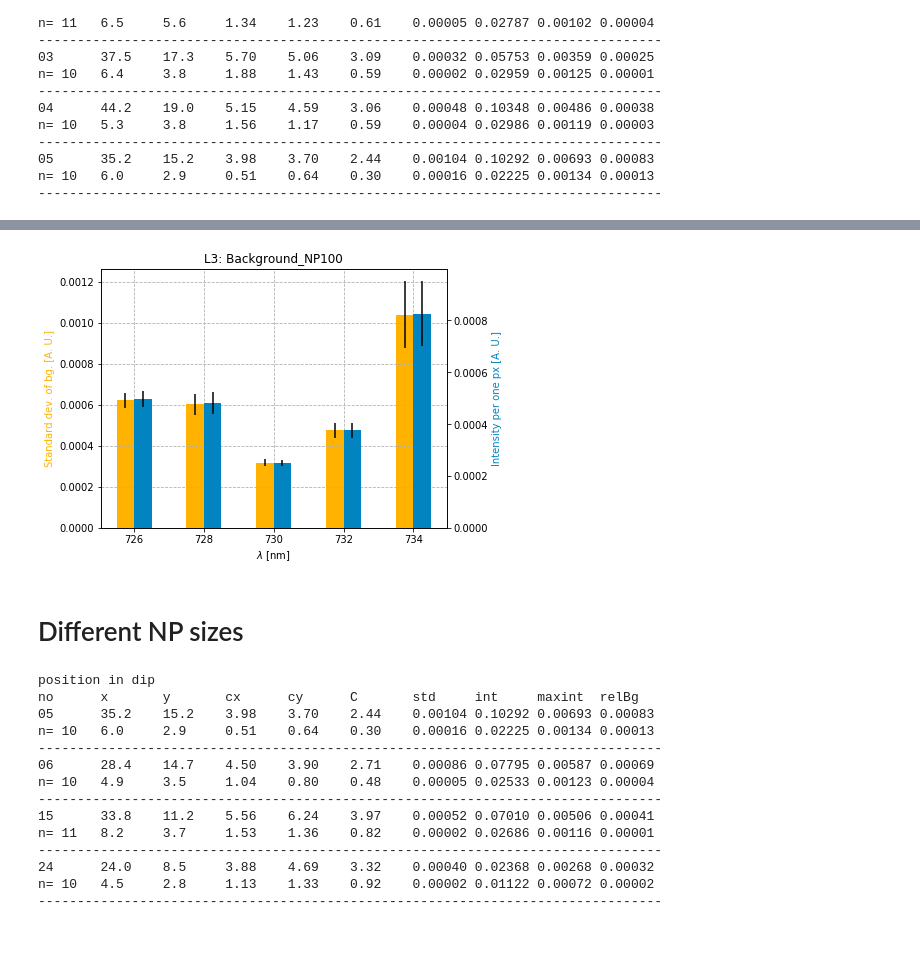
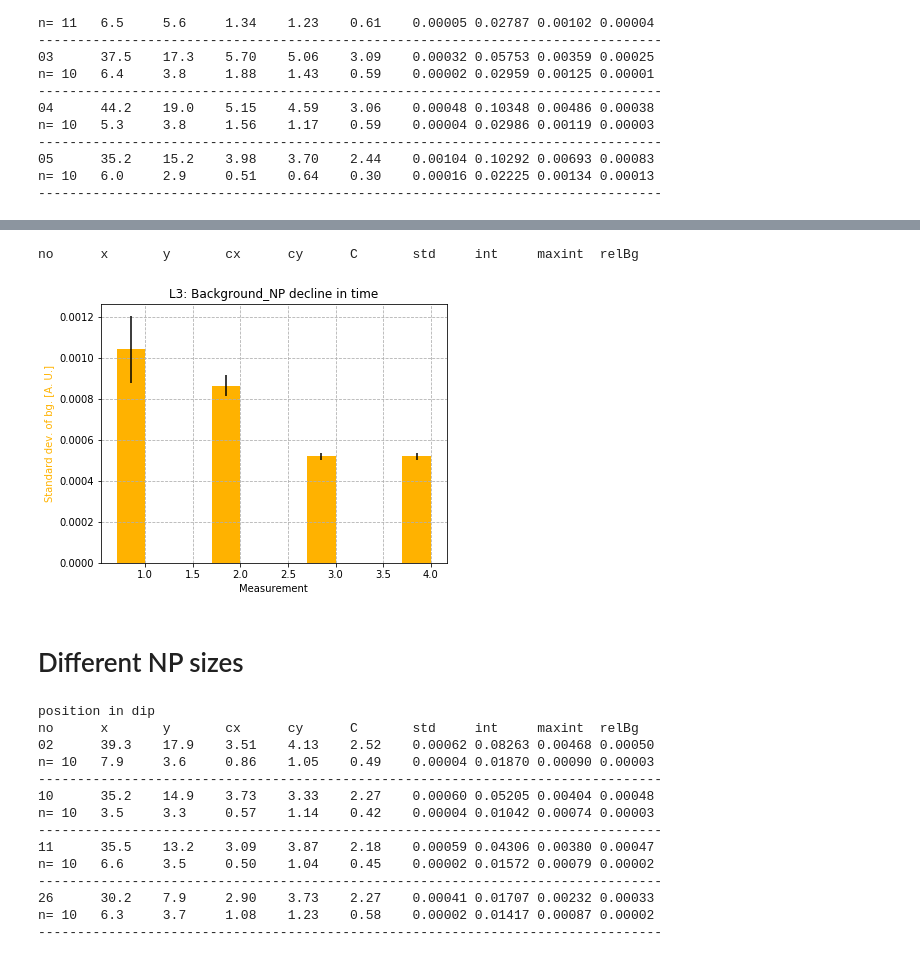
Before and after one commit to Yennda/spr_microscopy, a Jupyter notebook: jup_np_L3.ipynb, the cells around one changed output, grey strips where cells are left out. Drawn from its saved outputs; the diff is of its cells as text; code cells hidden in the pictures.

```diff
--- a/jup_np_L3.ipynb
+++ b/jup_np_L3.ipynb
@@ -131,44 +225,75 @@ fig.savefig(folder+'plots/'+title.lower()+'_'+name+'.png' , dpi=300,  bbox_inche
+# %%
+np=' decline in time'
+nm=[5, 6, 15, 15] #jeste 30
+# np=80
+# nm=[10, 9, 8, 7, 6]
+# np=60
+# nm=[11, 12, 13, 14, 15]
+# np=40
+# nm=[26, 25, 22, 23, 24]
+
+
+files=[folder+'norm_{:02.0f}_1'.format(f) for f in nm]
+# files+=[folder+'meas_diff_02_1',
+#         folder+'meas_diff_03_1',]
+
+data=[]
+data_std=[]
+
+
+print('no\tx\ty\tcx\tcy\tC\tstd\tint\tmaxint\trelBg')
+for file in files:
+    info=na.readinfo(file)
+    info_stat=na.statistics(info)
+    data.append(info_stat[0])
+    data_std.append(info_stat[1])
+
+#     print('{}\t{:.01f}\t{:.01f}\t{:.02f}\t{:.02f}\t{:.02f}\t{:.05f}\t{:.05f}\t{:.05f}\t{:.05f}'.format(file[-4:-2], *info_stat[0]))
+#     print('n= {}\t{:.01f}\t{:.01f}\t{:.02f}\t{:.02f}\t{:.02f}\t{:.05f}\t{:.05f}\t{:.05f}\t{:.05f}'.format(info_stat[2], *info_stat[1]))
+#     print(80*'-')
+# %% [output]
+no      x       y       cx      cy      C       std     int     maxint  relBg
 # %%
-wls=[726, 728, 730, 732, 734]
+ts=[1, 2, 3, 4]
 data1=[d[5] for d in data]
 data1_std=[d[5] for d in data_std]
 data2=[d[8] for d in data]
 data2_std=[d[8] for d in data_std]
 area=[d[0]*d[1] for d in data]
 
-w=0.5
+w=0.3
 
 fig = plt.figure()
 axes = fig.add_axes([0.1, 0.1, 0.8, 0.9])
 axes.grid(linestyle='--')
 
 title='Background_NP'+str(np)
 axes.set_title(name+': '+title)
-axes.set_xlabel('$\lambda$ [nm]')
+axes.set_xlabel('Measurement')
 axes.set_ylabel('Standard dev. of bg. [A. U.]', color=yellow)
 
-axesI = axes.twinx()
-axesI.set_ylabel('Intensity per one px [A. U.]', color=blue)
+# axesI = axes.twinx()
+# axesI.set_ylabel('Intensity per one px [A. U.]', color=blue)
 
-axes.bar([s-w/2 for s in wls], data1, w, yerr=data1_std, color=yellow, label='x')
+axes.bar([s-w/2 for s in ts], data1, w, yerr=data1_std, color=yellow, label='x')
 
-axesI.bar([s+w/2 for s in wls], data2, w, yerr=data2_std, color=blue,label='y')
+# axesI.bar([s+w/2 for s in ts], data2, w, yerr=data2_std, color=blue,label='y')
 fig.savefig(folder+'plots/'+title.lower()+'_'+name+'.png' , dpi=300,  bbox_inches='tight')
 # %% [output]
-[figure, old version]
+[figure, new version]
 # %% [markdown]
 # Different NP sizes
 # %%
-wl=734
-nm=[5, 6, 15, 24]
+# wl=734
+# nm=[5, 6, 15, 24]
 # wl=732
 # nm=[4, 7, 14, 23]
 # wl=730
 # nm=[3, 8, 13, 22]
 # wl=728
 # nm=[1, 9, 12, 25]
-# wl=726
-# nm=[2, 10, 11, 26]
+wl=726
+nm=[2, 10, 11, 26]
 
 
 files=[folder+'norm_{:02.0f}_1'.format(f) for f in nm]
@@ -192,17 +317,17 @@ for file in files:
 # %% [output]
 position in dip
 no      x       y       cx      cy      C       std     int     maxint  relBg
-05      35.2    15.2    3.98    3.70    2.44    0.00104 0.10292 0.00693 0.00083
-n= 10   6.0     2.9     0.51    0.64    0.30    0.00016 0.02225 0.00134 0.00013
+02      39.3    17.9    3.51    4.13    2.52    0.00062 0.08263 0.00468 0.00050
+n= 10   7.9     3.6     0.86    1.05    0.49    0.00004 0.01870 0.00090 0.00003
 --------------------------------------------------------------------------------
-06      28.4    14.7    4.50    3.90    2.71    0.00086 0.07795 0.00587 0.00069
-n= 10   4.9     3.5     1.04    0.80    0.48    0.00005 0.02533 0.00123 0.00004
+10      35.2    14.9    3.73    3.33    2.27    0.00060 0.05205 0.00404 0.00048
+n= 10   3.5     3.3     0.57    1.14    0.42    0.00004 0.01042 0.00074 0.00003
 --------------------------------------------------------------------------------
-15      33.8    11.2    5.56    6.24    3.97    0.00052 0.07010 0.00506 0.00041
-n= 11   8.2     3.7     1.53    1.36    0.82    0.00002 0.02686 0.00116 0.00001
+11      35.5    13.2    3.09    3.87    2.18    0.00059 0.04306 0.00380 0.00047
+n= 10   6.6     3.5     0.50    1.04    0.45    0.00002 0.01572 0.00079 0.00002
 --------------------------------------------------------------------------------
-24      24.0    8.5     3.88    4.69    3.32    0.00040 0.02368 0.00268 0.00032
-n= 10   4.5     2.8     1.13    1.33    0.92    0.00002 0.01122 0.00072 0.00002
+26      30.2    7.9     2.90    3.73    2.27    0.00041 0.01707 0.00232 0.00033
+n= 10   6.3     3.7     1.08    1.23    0.58    0.00002 0.01417 0.00087 0.00002
 --------------------------------------------------------------------------------
 # %%
 nps=[100, 80, 60, 40]
```
Also changed, not shown: parts of 7 cells of this notebook.
